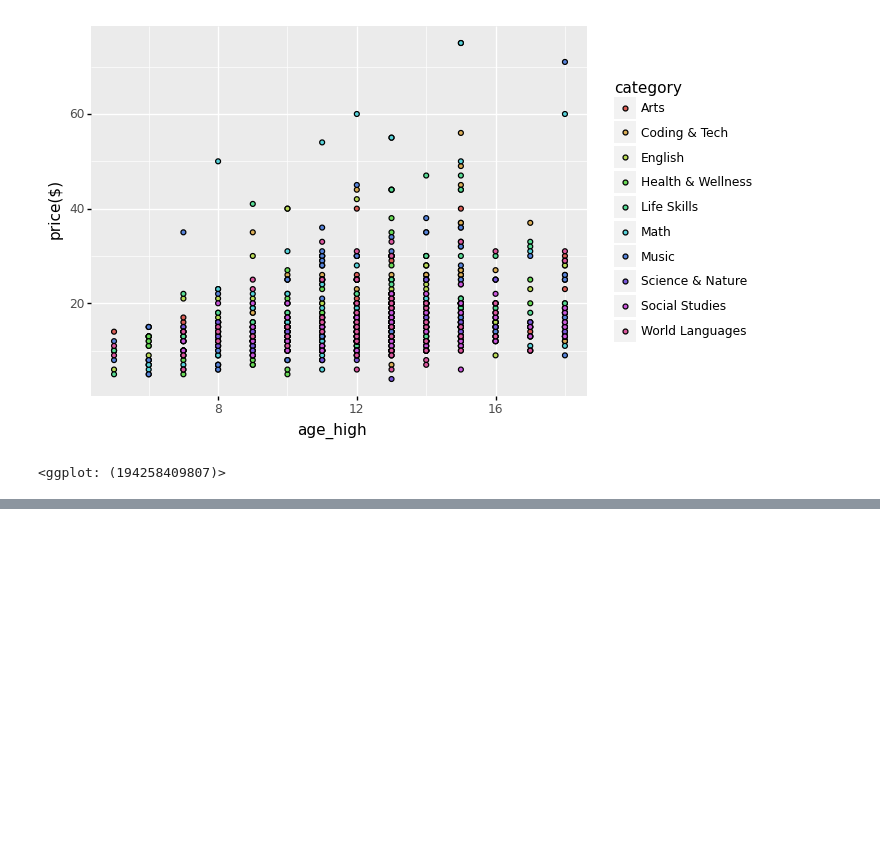
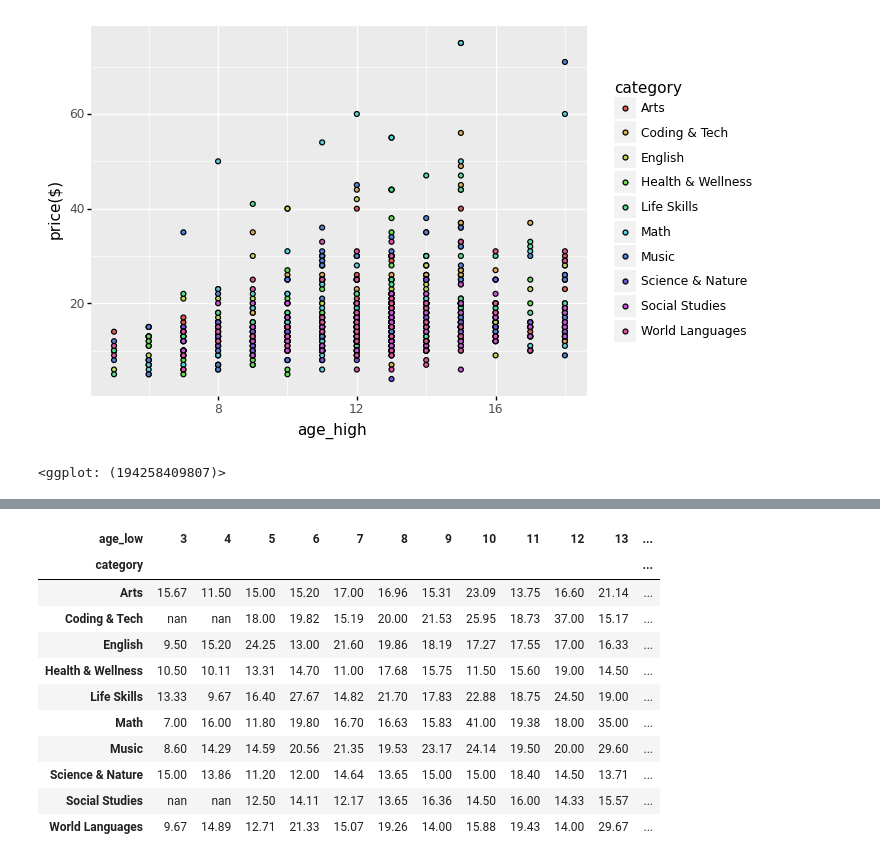
Before and after one commit to JessyMin/webpage_scraping, a Jupyter notebook: 04_outschool/outschool_top100_analysis.ipynb, the cells around one changed output, grey strips where cells are left out. Drawn from its saved outputs; the diff is of its cells as text; code cells hidden in the pictures; blank space fills up the shorter version.

```diff
--- a/04_outschool/outschool_top100_analysis.ipynb
+++ b/04_outschool/outschool_top100_analysis.ipynb
@@ -180,0 +213,19 @@ fig = plt.Figure()
+# %%
+# 데이터 값 실수. 소수점 두째자리까지 표시
+pd.options.display.float_format = '{:.2f}'.format
+# %%
+# 카테고리별 수업 단가
+pd.pivot_table(df, index='category', columns='age_low', values="price($)", aggfunc="mean")
+# %% [output]
+| age_low | 3 | 4 | 5 | 6 | 7 | 8 | 9 | 10 | 11 | 12 | 13 | ... |
+| category |  |  |  |  |  |  |  |  |  |  |  | ... |
+| Arts | 15.67 | 11.50 | 15.00 | 15.20 | 17.00 | 16.96 | 15.31 | 23.09 | 13.75 | 16.60 | 21.14 | ... |
+| Coding & Tech | nan | nan | 18.00 | 19.82 | 15.19 | 20.00 | 21.53 | 25.95 | 18.73 | 37.00 | 15.17 | ... |
+| English | 9.50 | 15.20 | 24.25 | 13.00 | 21.60 | 19.86 | 18.19 | 17.27 | 17.55 | 17.00 | 16.33 | ... |
+| Health & Wellness | 10.50 | 10.11 | 13.31 | 14.70 | 11.00 | 17.68 | 15.75 | 11.50 | 15.60 | 19.00 | 14.50 | ... |
+| Life Skills | 13.33 | 9.67 | 16.40 | 27.67 | 14.82 | 21.70 | 17.83 | 22.88 | 18.75 | 24.50 | 19.00 | ... |
+| Math | 7.00 | 16.00 | 11.80 | 19.80 | 16.70 | 16.63 | 15.83 | 41.00 | 19.38 | 18.00 | 35.00 | ... |
+| Music | 8.60 | 14.29 | 14.59 | 20.56 | 21.35 | 19.53 | 23.17 | 24.14 | 19.50 | 20.00 | 29.60 | ... |
+| Science & Nature | 15.00 | 13.86 | 11.20 | 12.00 | 14.64 | 13.65 | 15.00 | 15.00 | 18.40 | 14.50 | 13.71 | ... |
+| Social Studies | nan | nan | 12.50 | 14.11 | 12.17 | 13.65 | 16.36 | 14.50 | 16.00 | 14.33 | 15.57 | ... |
+| World Languages | 9.67 | 14.89 | 12.71 | 21.33 | 15.07 | 19.26 | 14.00 | 15.88 | 19.43 | 14.00 | 29.67 | ... |
```
Also changed, not shown: parts of 7 cells of this notebook.
